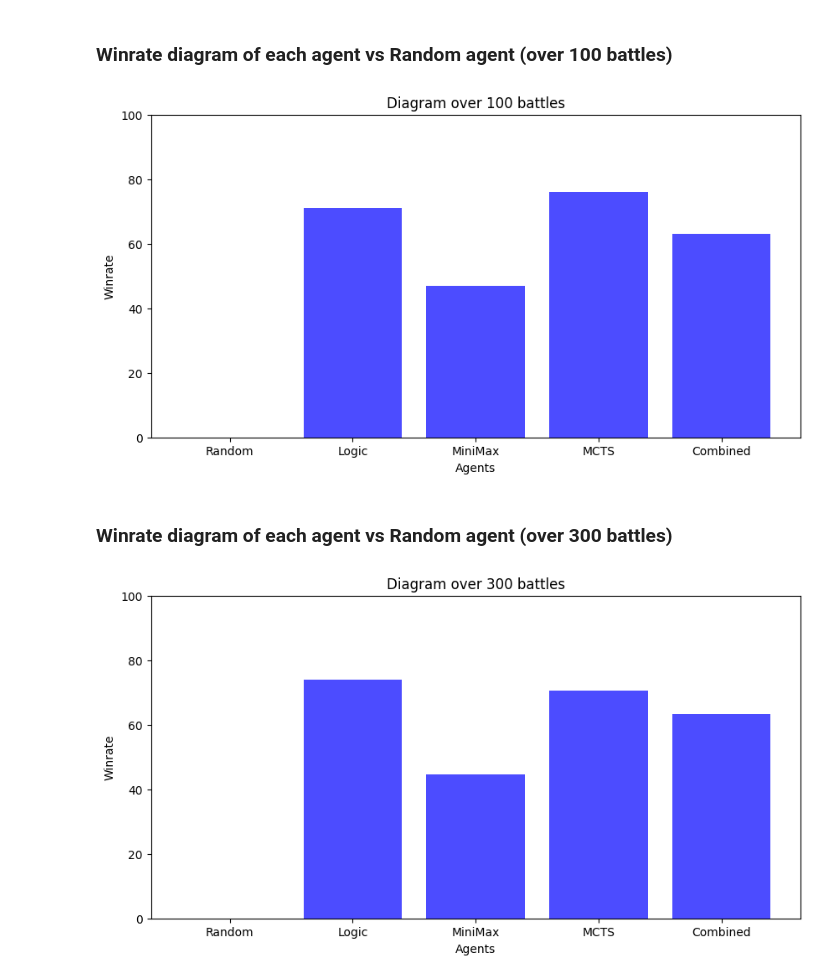
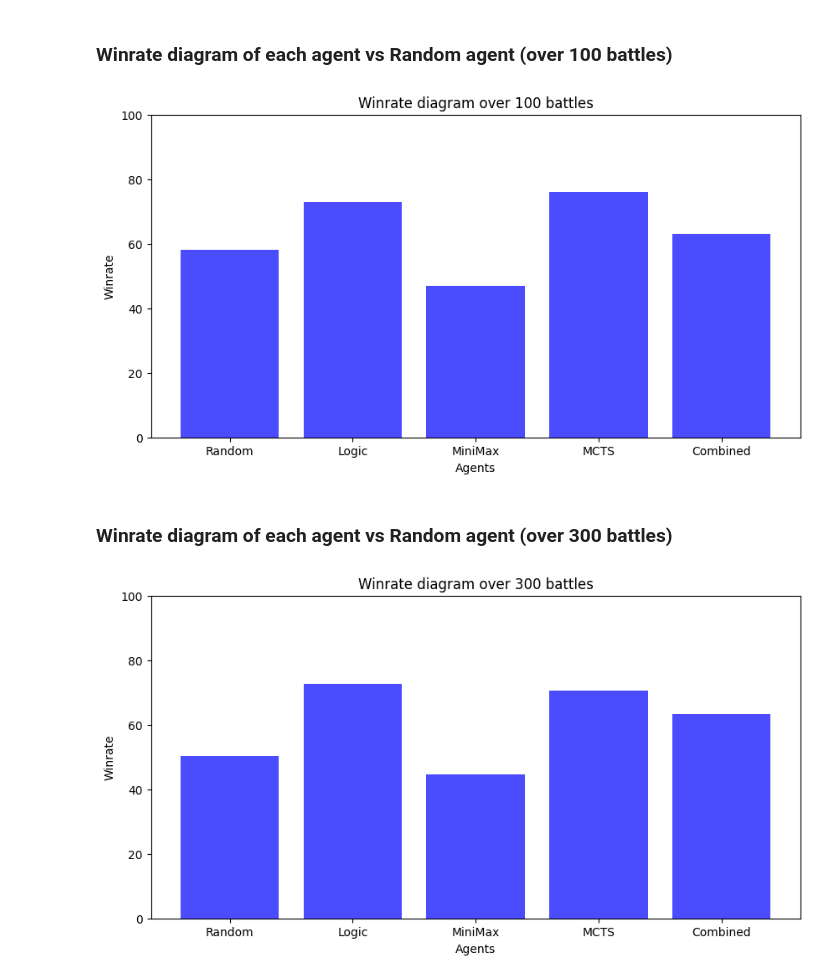
Before and after one commit to Giusgarus/Pokemon-battle-VGC, a Jupyter notebook: Agents/Statistics/generate_plots.ipynb, the cells around one changed output. Saved outputs shown, nothing was run; the diff lists cells and outputs as text; code cells hidden in the pictures.

Commit message:
Diagrams done

```diff
--- a/Agents/Statistics/generate_plots.ipynb
+++ b/Agents/Statistics/generate_plots.ipynb
@@ -44,5 +44,5 @@ df
 # %%
-
+# Initializations
 index_dict = {
     'Random': 0,
     'Logic': 1,
@@ -50,41 +50,35 @@ index_dict = {
     'MCTS': 3,
     'Combined': 4
 }
-df_table_100 = pd.DataFrame(index=index_dict.keys(), columns=index_dict.keys())
-df_table_300 = pd.DataFrame(index=index_dict.keys(), columns=index_dict.keys())
+df_winrate_100 = pd.DataFrame(index=index_dict.keys(), columns=index_dict.keys())
+df_winrate_300 = pd.DataFrame(index=index_dict.keys(), columns=index_dict.keys())
+df_hp_residue_100 = pd.DataFrame(index=index_dict.keys(), columns=index_dict.keys())
+df_hp_residue_300 = pd.DataFrame(index=index_dict.keys(), columns=index_dict.keys())
 
 # Generate a dataframe with the winrate associated to all the combinations of battles
 for agent in index_dict.keys():
-    print('\n\n' + agent + ':')
     for opponent in index_dict.keys():
-        if agent == opponent:
-            df_table_100.loc[agent][opponent] = -1
-            df_table_300.loc[agent][opponent] = -1
-            continue
         condition = (df['agent0'] == agent) & (df['agent1'] == opponent)
         if df[condition].shape[0] > 0:
-            print(f'agent0={agent}, agent1={opponent}')
             agent0 = agent
             agent1 = opponent
             complementary_winrate = False
             query = (df['agent0'] == agent0) & (df['agent1'] == agent1)
         else:
-            print(f'agent0={opponent}, agent1={agent}')
             agent0 = opponent
             agent1 = agent
             complementary_winrate = True
             query = (df['agent0'] == agent0) & (df['agent1'] == agent1)
         # Winrate for 100 battles
         row = df[query & (df['N_BATTLES'] == 100)]
-        print('-----------------------')
-        print(agent0, agent1)
-        print(row)
         winrate = float(row['winrate'].values[0])
-        df_table_100.loc[agent][opponent] = winrate if not complementary_winrate else 100 - winrate
+        df_winrate_100.loc[agent, opponent] = winrate if not complementary_winrate else 100 - winrate
+        hp_residue = float(row['avg_hp_residue'].values[0])
+        df_hp_residue_100.loc[agent, opponent] = hp_residue
         # Winrate for 300 battles
         row = df[query & (df['N_BATTLES'] == 300)]
-        print(row)
-        print('-----------------------')
         winrate = float(row['winrate'].values[0])
-        df_table_300.loc[agent][opponent] = winrate if not complementary_winrate else 100 - winrate
+        df_winrate_300.loc[agent, opponent] = winrate if not complementary_winrate else 100 - winrate
+        hp_residue = float(row['avg_hp_residue'].values[0])
+        df_hp_residue_300.loc[agent, opponent] = hp_residue
 # %% [output]
@@ -151,24 +150,24 @@ df_table_300
 # %%
 import matplotlib.pyplot as plt
 
 plt.figure(figsize=(10, 5))
-plt.bar(df_table_100.columns, df_table_100['Random'], color='blue', alpha=0.7)
-plt.title('Diagram over 100 battles')
+plt.bar(df_winrate_100.columns, df_winrate_100['Random'], color='blue', alpha=0.7)
+plt.title('Winrate diagram over 100 battles')
 plt.xlabel('Agents')
 plt.ylabel('Winrate')
 plt.ylim(0, 100)
 plt.show()
 # %% [output]
-[figure, old version]
+[figure, new version]
 # %% [markdown]
 ### Winrate diagram of each agent vs Random agent (over 300 battles)
 # %%
 plt.figure(figsize=(10, 5))
-plt.bar(df_table_300.columns, df_table_300['Random'], color='blue', alpha=0.7)
-plt.title('Diagram over 300 battles')
+plt.bar(df_winrate_300.columns, df_winrate_300['Random'], color='blue', alpha=0.7)
+plt.title('Winrate diagram over 300 battles')
 plt.xlabel('Agents')
 plt.ylabel('Winrate')
 plt.ylim(0, 100)
 plt.show()
 # %% [output]
-[figure, old version]
+[figure, new version]
```
Also changed, not shown: parts of 20 cells of this notebook, 2 other files.
